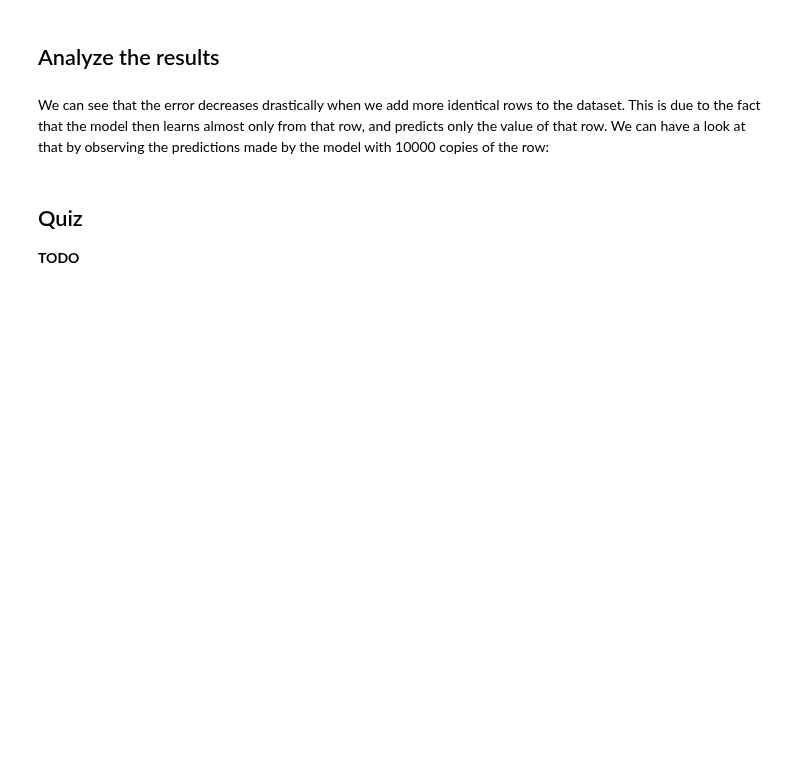
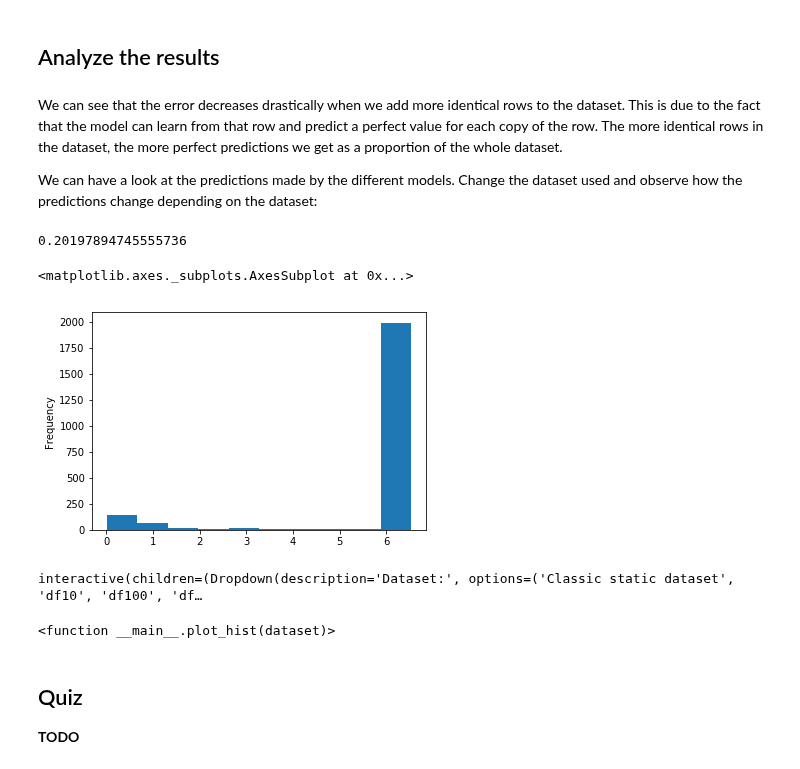
Before and after one commit to xldrkp/jb-test, a Jupyter notebook: content/chapter1-numerical/1-4-2-identical.ipynb, the cells around one changed output. Cells and saved outputs as stored; diff of their text form; code cells hidden in the pictures; blank space fills up the shorter version.

```diff
--- a/content/chapter1-numerical/1-4-2-identical.ipynb
+++ b/content/chapter1-numerical/1-4-2-identical.ipynb
@@ -148,10 +236,58 @@ df10000: MAE = 0.20197894745555736
 # %% [markdown]
 ## Analyze the results
 # %% [markdown]
-We can see that the error decreases drastically when we add more identical rows to the dataset. This is due to the fact that the model then learns almost only from that row, and predicts only the value of that row. We can have a look at that by observing the predictions made by the model with 10000 copies of the row:
+We can see that the error decreases drastically when we add more identical rows to the dataset. This is due to the fact that the model can learn from that row and predict a perfect value for each copy of the row. The more identical rows in the dataset, the more perfect predictions we get as a proportion of the whole dataset.
+
+We can have a look at the predictions made by the different models. Change the dataset used and observe how the predictions change depending on the dataset:
 # %%
 predictions, y_test = knn_regression(df10000, x, y)
 print(mean_absolute_error(predictions, y_test))
+
+pred = []
+for element in predictions:
+    pred.append(element[0])
+
+pd.Series(pred).plot.hist()
+# %% [output]
+0.20197894745555736
+<matplotlib.axes._subplots.AxesSubplot at 0x...>
+[figure, added]
+# %%
+# For beginner version: cell to hide
+
+import ipywidgets as widgets
+from ipywidgets import interact
+
+datasets = ['Classic static dataset', 'df10', 'df100', 'df1000', 'df10000']
+
+def plot_hist(dataset):
+
+    if dataset == 'Classic static dataset':
+        predictions, y_test = knn_regression(static_data, x, y)
+    elif dataset == 'df10':
+        predictions, y_test = knn_regression(df10, x, y)
+    elif dataset == 'df100':
+        predictions, y_test = knn_regression(df100, x, y)
+    elif dataset == 'df1000':
+        predictions, y_test = knn_regression(df1000, x, y)
+    elif dataset == 'df10000':
+        predictions, y_test = knn_regression(df10000, x, y)
+
+    print('MAE: ' + str(mean_absolute_error(predictions, y_test)))
+    pred = []
+    for element in predictions:
+        pred.append(element[0])
+    pd.Series(pred).plot.hist()
+
+interact(plot_hist,
+         dataset = widgets.Dropdown(
+            options = datasets,
+            value = datasets[0],
+            description = 'Dataset:',
+            disabled = False,))
+# %% [output]
+interactive(children=(Dropdown(description='Dataset:', options=('Classic static dataset', 'df10', 'df100', 'df…
+<function __main__.plot_hist(dataset)>
 # %% [markdown]
 ## Quiz
 
```
Also changed, not shown: parts of 7 cells of this notebook, 3 other files.
